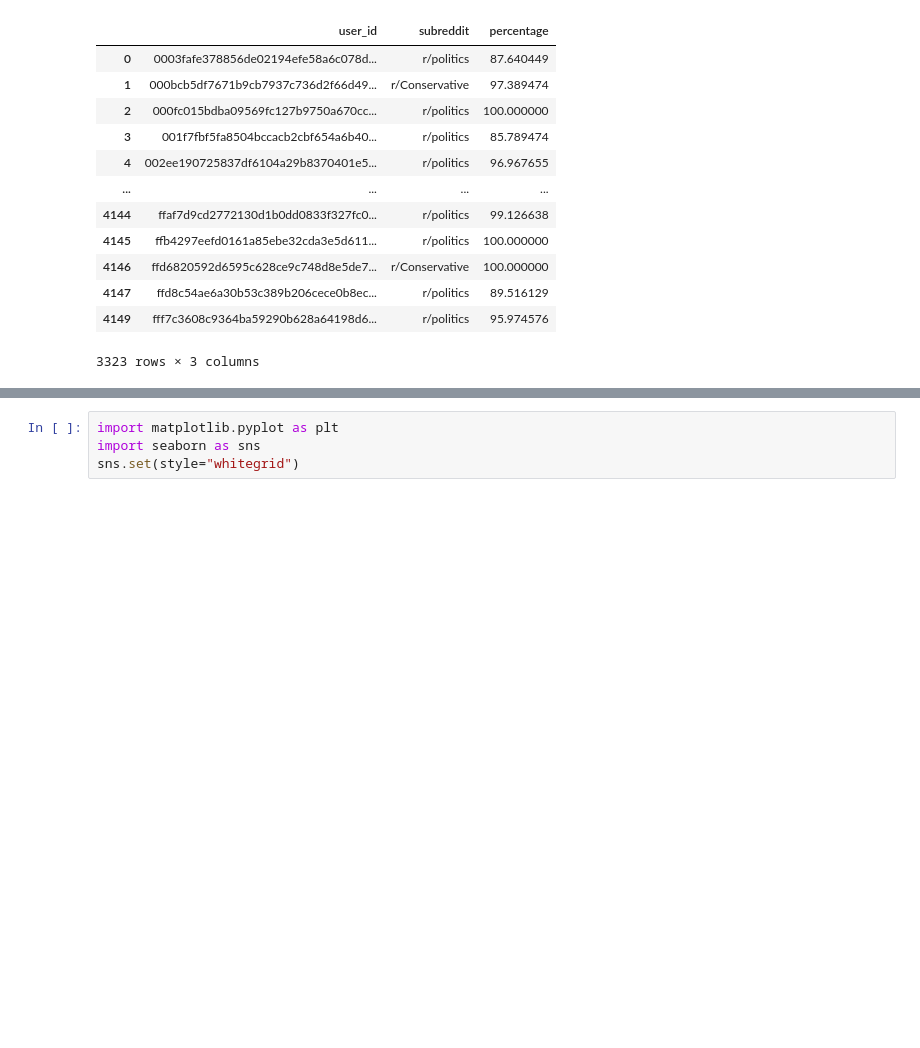
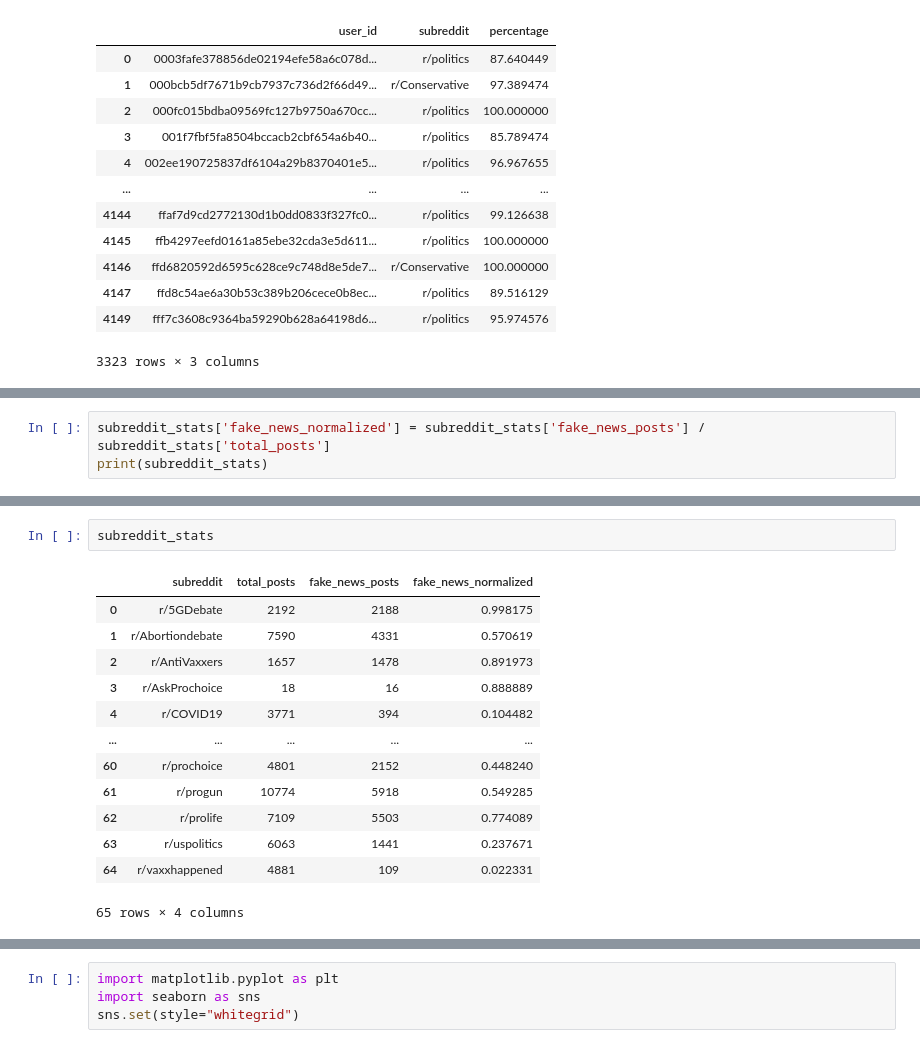
Before and after one commit to PetarKalinovski/manu-project, a Jupyter notebook: FACTOID/Factoid-dataset.ipynb, the cells around one changed output, grey strips where cells are left out. Saved outputs shown, nothing was run; the diff lists cells and outputs as text; blank space fills up the shorter version.

```diff
--- a/FACTOID/Factoid-dataset.ipynb
+++ b/FACTOID/Factoid-dataset.ipynb
@@ -129,0 +135,3 @@ most_active_subreddits[most_active_subreddits["percentage"]]
+# %%
+subreddit_stats['fake_news_normalized'] = subreddit_stats['fake_news_posts'] / subreddit_stats['total_posts']
+print(subreddit_stats)
@@ -129,0 +153,16 @@ most_active_subreddits[most_active_subreddits["percentage"]]
+# %%
+subreddit_stats
+# %% [output]
+|  | subreddit | total_posts | fake_news_posts | fake_news_normalized |
+| 0 | r/5GDebate | 2192 | 2188 | 0.998175 |
+| 1 | r/Abortiondebate | 7590 | 4331 | 0.570619 |
+| 2 | r/AntiVaxxers | 1657 | 1478 | 0.891973 |
+| 3 | r/AskProchoice | 18 | 16 | 0.888889 |
+| 4 | r/COVID19 | 3771 | 394 | 0.104482 |
+| ... | ... | ... | ... | ... |
+| 60 | r/prochoice | 4801 | 2152 | 0.448240 |
+| 61 | r/progun | 10774 | 5918 | 0.549285 |
+| 62 | r/prolife | 7109 | 5503 | 0.774089 |
+| 63 | r/uspolitics | 6063 | 1441 | 0.237671 |
+| 64 | r/vaxxhappened | 4881 | 109 | 0.022331 |
+65 rows × 4 columns
```
Also changed, not shown: parts of 11 cells of this notebook.
